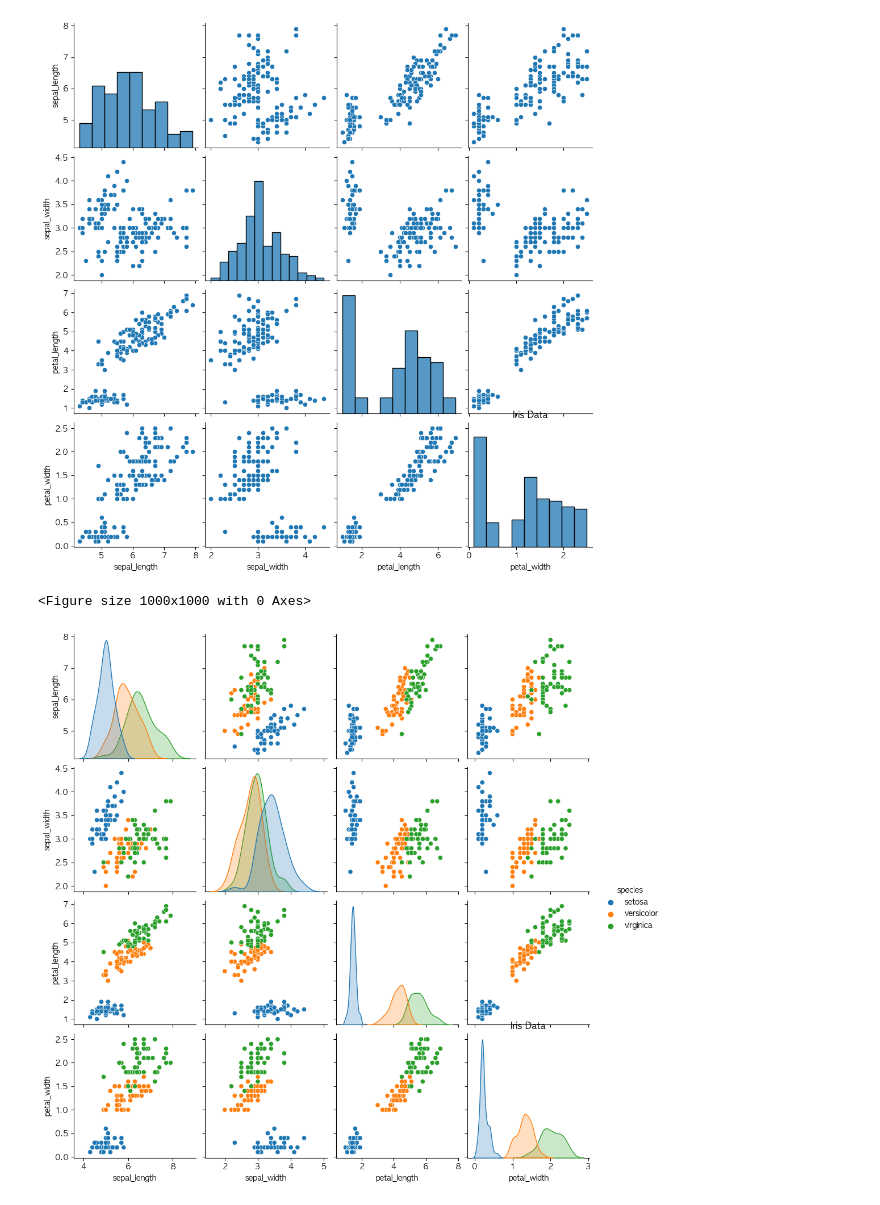
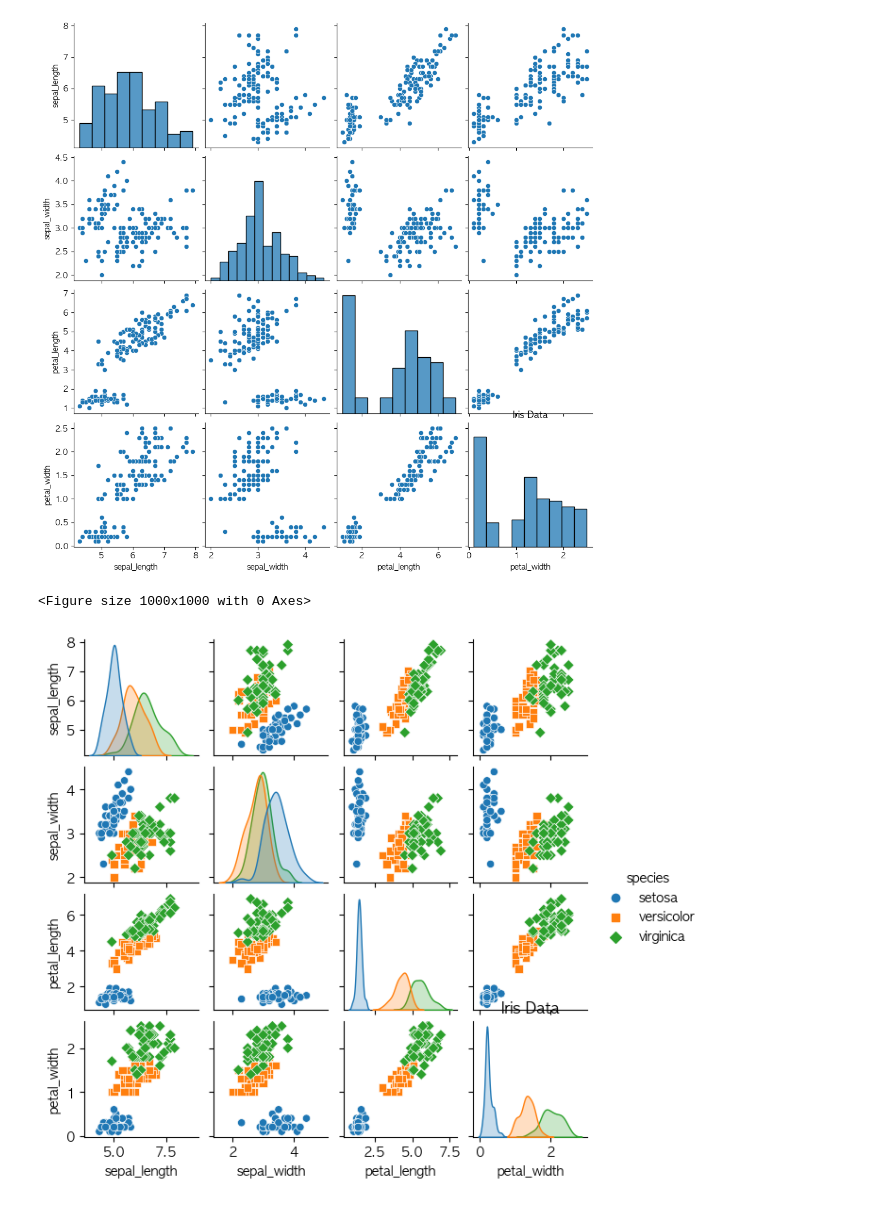
Before and after one commit to LeeHyungSeop/Python-For-Data-Science, a Jupyter notebook: 04_seaborn.ipynb, the cells around one changed output. Cells and saved outputs as stored; diff of their text form; code cells hidden in the pictures.

```diff
--- a/04_seaborn.ipynb
+++ b/04_seaborn.ipynb
@@ -900,10 +900,10 @@ plt.show()
 # %%
 # 기본 사용
 # hue 키워드 인수 사용하여 세부 집단 추가 가능
 plt.figure(figsize=(10,10))
-sns.pairplot(data=iris, kind='scatter', hue='species')
+sns.pairplot(data=iris, kind='scatter', hue='species', markers=["o", "s", "D"], height=1.5)
 plt.title('Iris Data')
 plt.show()
 # %% [output]
 <Figure size 1000x1000 with 0 Axes>
-[figure, old version]
+[figure, new version]
```
